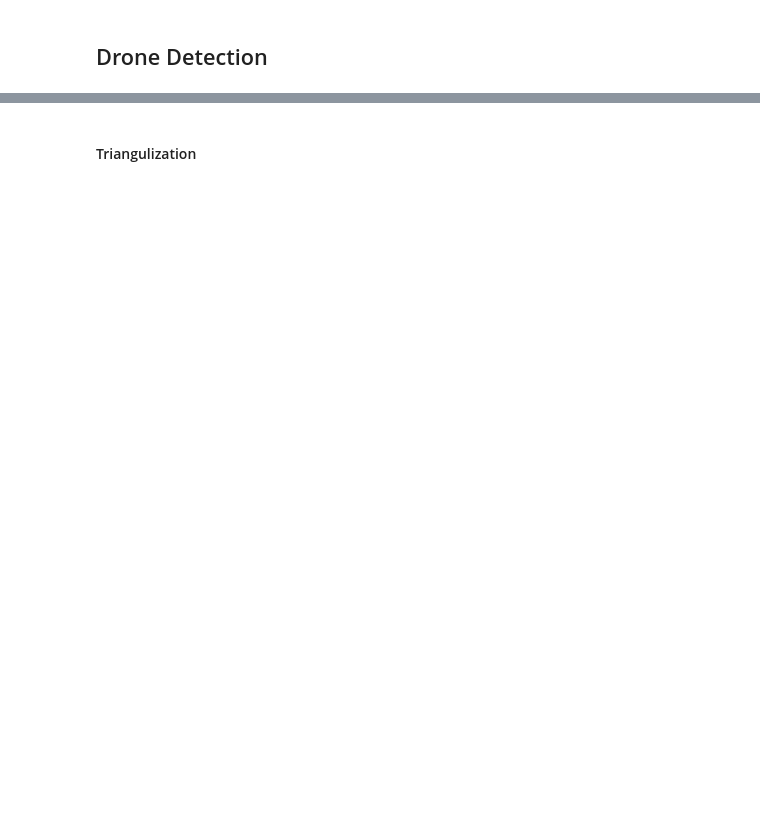
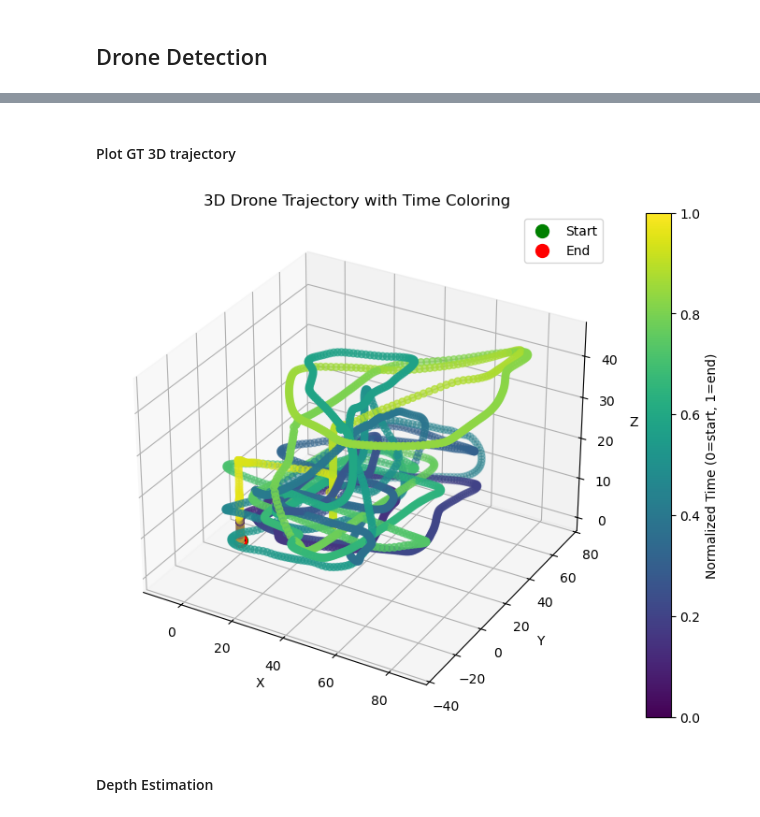
Before and after one commit to nmorrison01/drone-tracker, a Jupyter notebook: workspace.ipynb, the cells around one changed output, grey strips where cells are left out. Saved outputs shown, nothing was run; the diff lists cells and outputs as text; code cells hidden in the pictures; blank space fills up the shorter version.

```diff
--- a/workspace.ipynb
+++ b/workspace.ipynb
@@ -206,25 +122,0 @@ print(f"Missed in {missed_count} frames")
-# %%
-count_zero = 0
-total_frames = 0
-file_name = os.path.join(data_path, 'dataset1/detections/cam0.txt')
-
-# Replace 'data.txt' with your file path
-with open(file_name, "r") as f:
-    for line in f:
-        total_frames += 1
-        # Skip empty lines
-        if not line.strip():
-            continue
-
-        # Split line into columns
-        cols = line.strip().split()
-
-        # Convert 2nd and 3rd columns to float
-        col2, col3 = float(cols[1]), float(cols[2])
-
-        # Check if both are 0
-        if col2 == 0.0 and col3 == 0.0:
-            count_zero += 1
-
-print(f"Number of rows where 2nd and 3rd columns are 0: {count_zero}")
-print(f"Total number of frames: {total_frames}")
@@ -297,4 +129,7 @@ for file_name in os.listdir(input_folder):
+# %% [markdown]
+#### Plot GT 3D trajectory
 # %%
 # load text file
 data_path = './data/drone-tracking-datasets/'
-trajectory_path = os.path.join(data_path, 'dataset3/trajectory/rtk.txt')
+dataset_num = 3
+trajectory_path = os.path.join(data_path, f'dataset{dataset_num}/trajectory/rtk.txt')
@@ -303,3 +136,5 @@ plot_trajectory_static(trajectory_path)
 # %%
-plot_trajectory_static_colored(trajectory_path)
+plot_3d_trajectory_static(trajectory_path)
+# %% [output]
+[figure, added]
 # %%
@@ -343,5 +142,5 @@ fig.show()
 # %% [markdown]
-#### Triangulization
+#### Depth Estimation
 # %%
 # first i need to pick a reference camera for synchronization
 # then i can align the frames from other cameras (maybe start with one)
```
Also changed, not shown: parts of 30 cells of this notebook.
